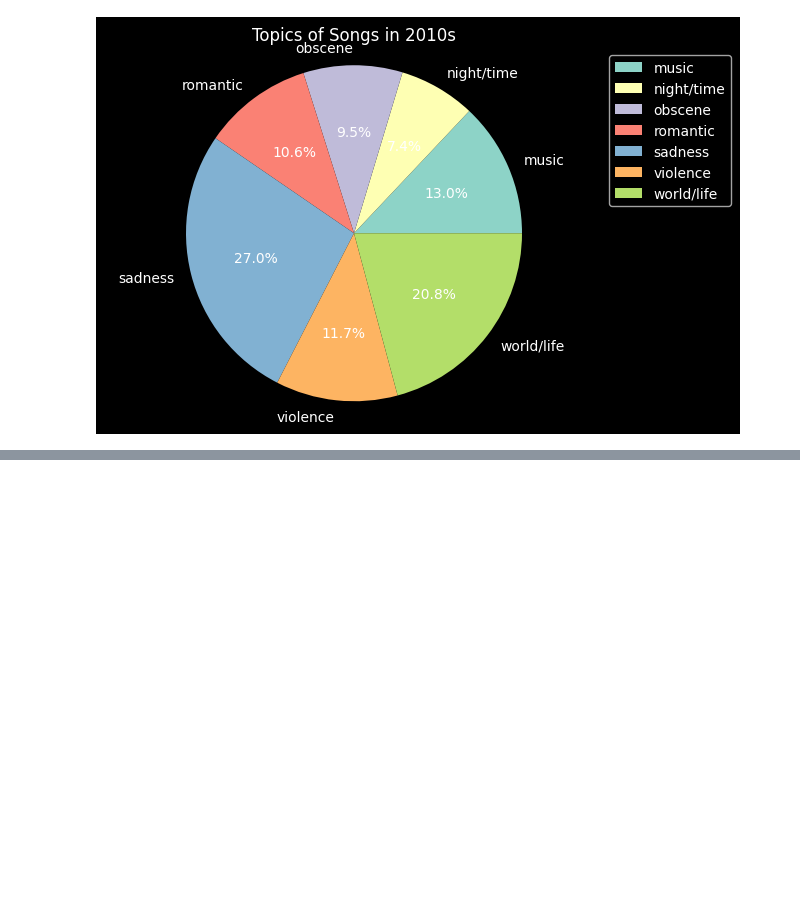
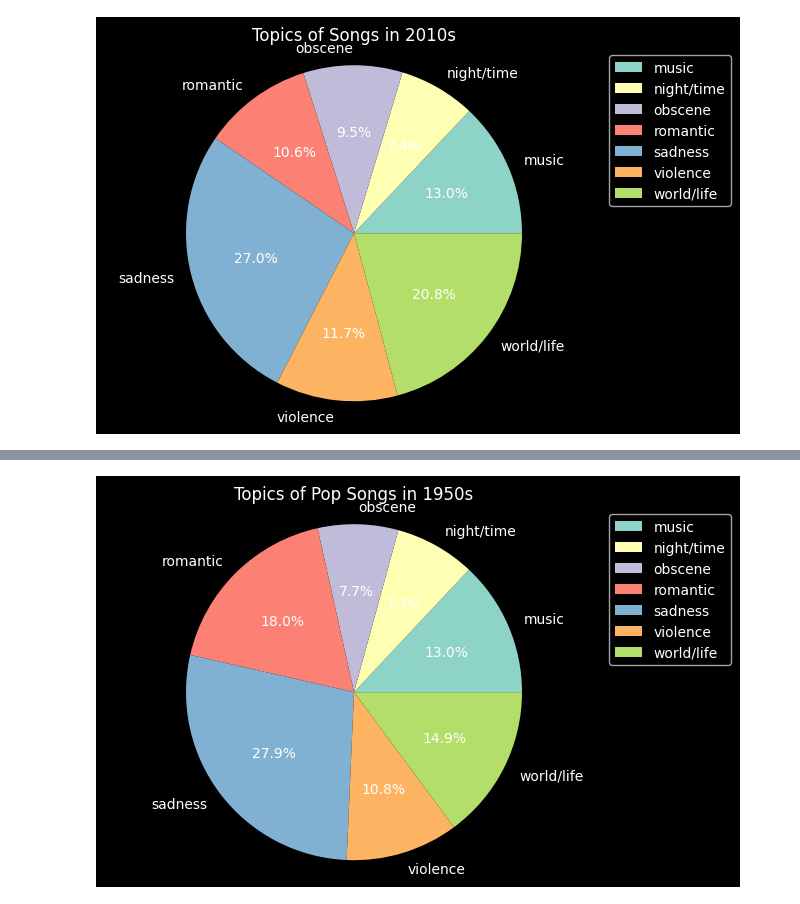
Before and after one commit to jarviswynn123/Team_Week, a Jupyter notebook: alex.ipynb, the cells around one changed output, grey strips where cells are left out. Cells and saved outputs as stored; diff of their text form; code cells hidden in the pictures; blank space fills up the shorter version.

```diff
--- a/alex.ipynb
+++ b/alex.ipynb
@@ -574,0 +649,17 @@ plt.show()
+# %%
+count_50s_pop = [42, 25, 25, 58, 90, 35, 48]
+fig_50s_pop, ax_50s_pop = plt.subplots()
+
+ax_50s_pop.pie(count_50s_pop, labels= labels, autopct="%1.1f%%")
+
+ax_50s_pop.axis('equal')
+
+plt.title('Topics of Pop Songs in 1950s')
+
+plt.style.use('dark_background')
+
+plt.legend(labels, bbox_to_anchor=(1,1), loc='best')
+
+plt.show()
+# %% [output]
+[figure, added]
```
Also changed, not shown: parts of 31 cells of this notebook.
